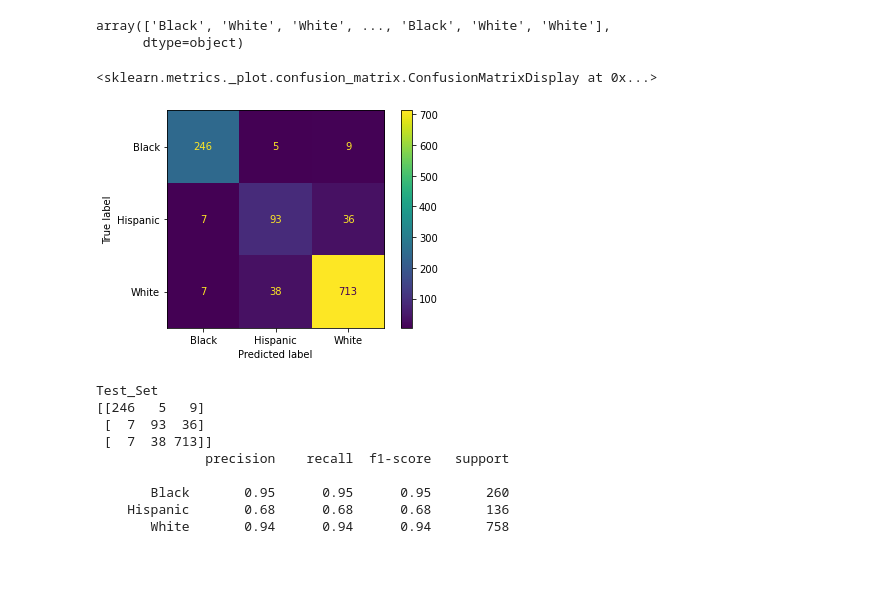
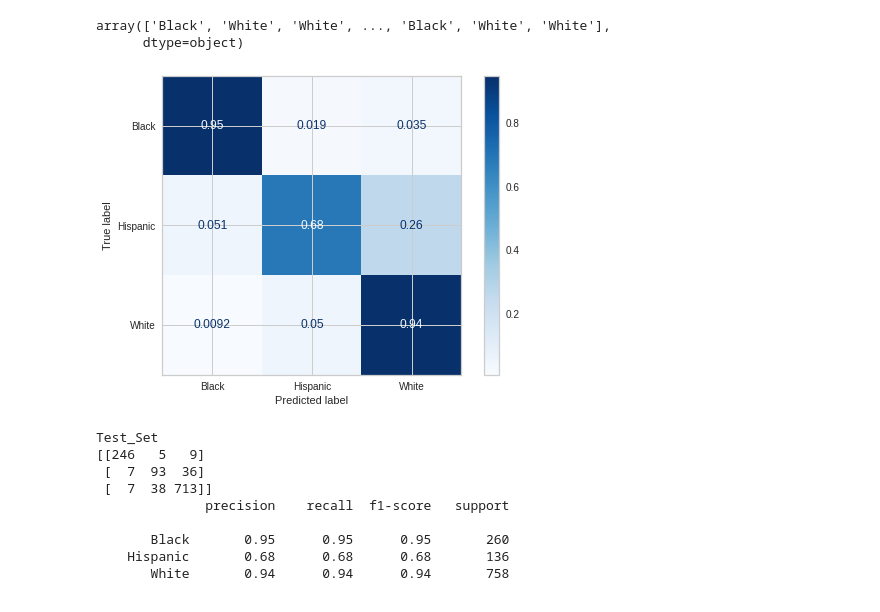
Before and after one commit to syilmazs/MachineLearning, a Jupyter notebook: soldier_race_project.ipynb, the cells around one changed output. Cells and saved outputs as stored; diff of their text form; code cells hidden in the pictures; blank space fills up the shorter version.

```diff
--- a/soldier_race_project.ipynb
+++ b/soldier_race_project.ipynb
@@ -617,10 +619,9 @@ y_pred
 array(['Black', 'White', 'White', ..., 'Black', 'White', 'White'],
       dtype=object)
 # %%
-plot_confusion_matrix(log_grid_model, X_test, y_test)
+plot_confusion_matrix(log_grid_model, X_test, y_test, cmap="Blues", normalize="true");
 # %% [output]
-<sklearn.metrics._plot.confusion_matrix.ConfusionMatrixDisplay at 0x...>
-[figure, old version]
+[figure, new version]
 # %%
 eval_metric(log_grid_model, X_train, y_train, X_test, y_test)
 # %% [output]
```
Also changed, not shown: parts of 163 cells of this notebook.
